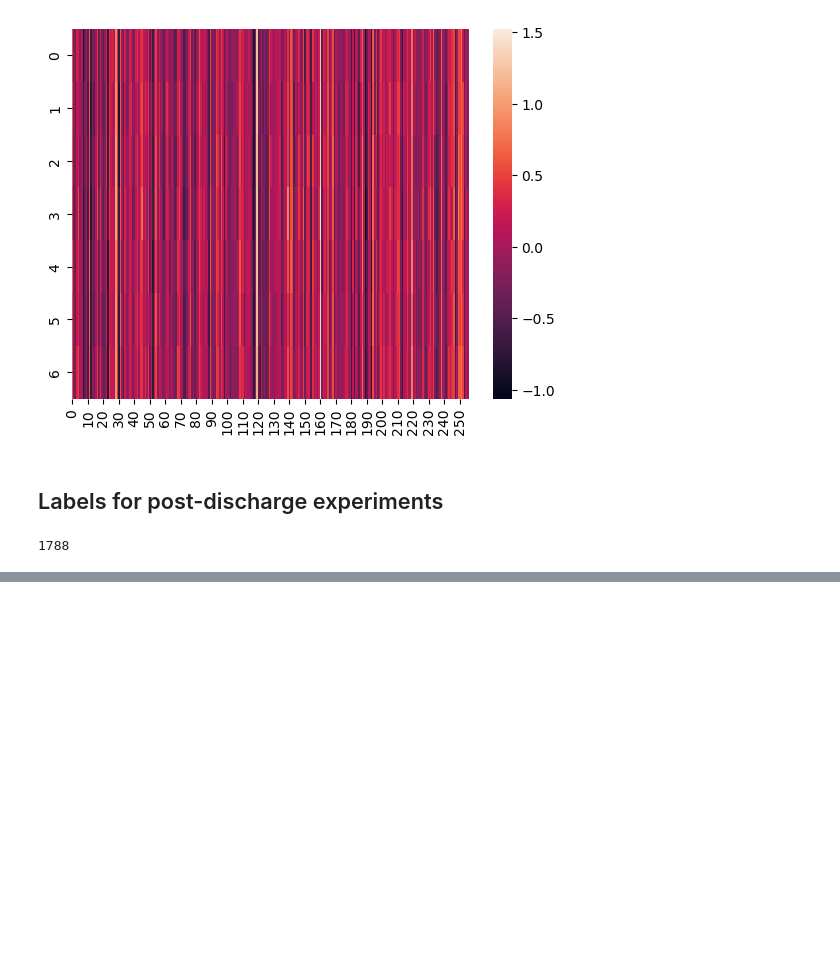
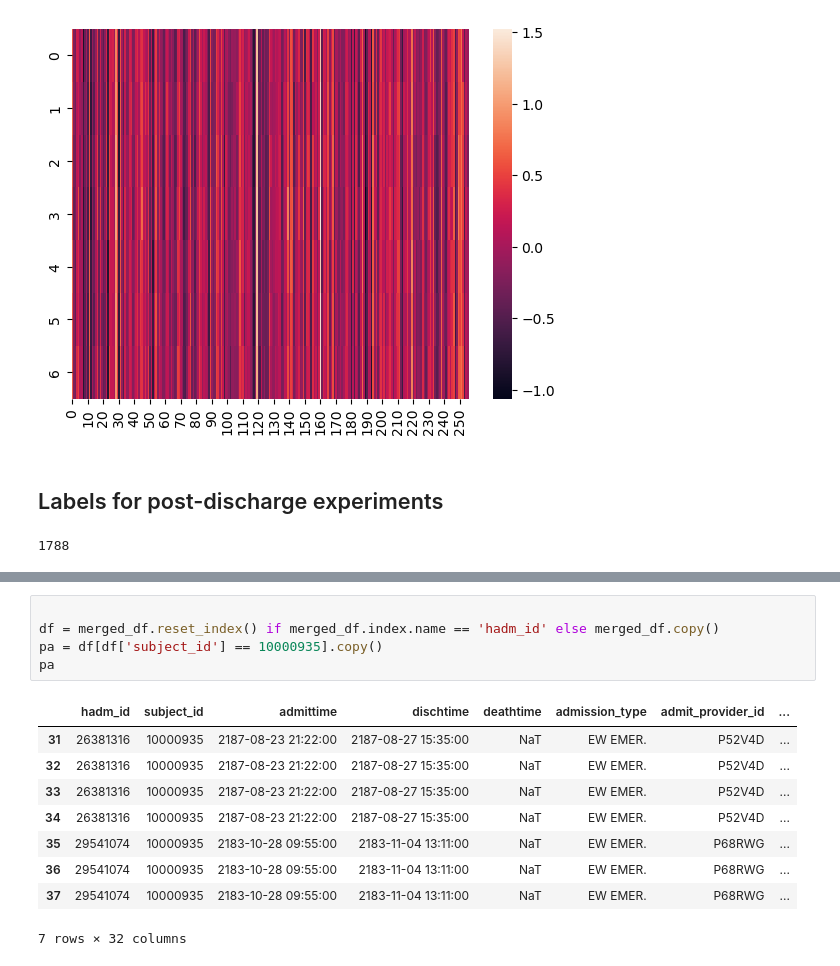
Before and after one commit to rickconci/GeomMLProj, a Jupyter notebook: data_scripts/GeomML_dataloader.ipynb, the cells around one changed output, grey strips where cells are left out. Cells and saved outputs as stored; diff of their text form; blank space fills up the shorter version.

```diff
--- a/data_scripts/GeomML_dataloader.ipynb
+++ b/data_scripts/GeomML_dataloader.ipynb
@@ -1765,0 +2123,15 @@ sns.heatmap(final_embeddings.detach().numpy())
+# %%
+
+df = merged_df.reset_index() if merged_df.index.name == 'hadm_id' else merged_df.copy()
+pa = df[df['subject_id'] == 10000935].copy()
+pa
+# %% [output]
+|  | hadm_id | subject_id | admittime | dischtime | deathtime | admission_type | admit_provider_id | ... |
+| 31 | 26381316 | 10000935 | 2187-08-23 21:22:00 | 2187-08-27 15:35:00 | NaT | EW EMER. | P52V4D | ... |
+| 32 | 26381316 | 10000935 | 2187-08-23 21:22:00 | 2187-08-27 15:35:00 | NaT | EW EMER. | P52V4D | ... |
+| 33 | 26381316 | 10000935 | 2187-08-23 21:22:00 | 2187-08-27 15:35:00 | NaT | EW EMER. | P52V4D | ... |
+| 34 | 26381316 | 10000935 | 2187-08-23 21:22:00 | 2187-08-27 15:35:00 | NaT | EW EMER. | P52V4D | ... |
+| 35 | 29541074 | 10000935 | 2183-10-28 09:55:00 | 2183-11-04 13:11:00 | NaT | EW EMER. | P68RWG | ... |
+| 36 | 29541074 | 10000935 | 2183-10-28 09:55:00 | 2183-11-04 13:11:00 | NaT | EW EMER. | P68RWG | ... |
+| 37 | 29541074 | 10000935 | 2183-10-28 09:55:00 | 2183-11-04 13:11:00 | NaT | EW EMER. | P68RWG | ... |
+7 rows × 32 columns
```
Also changed, not shown: parts of 25 cells of this notebook, 12 other files.
